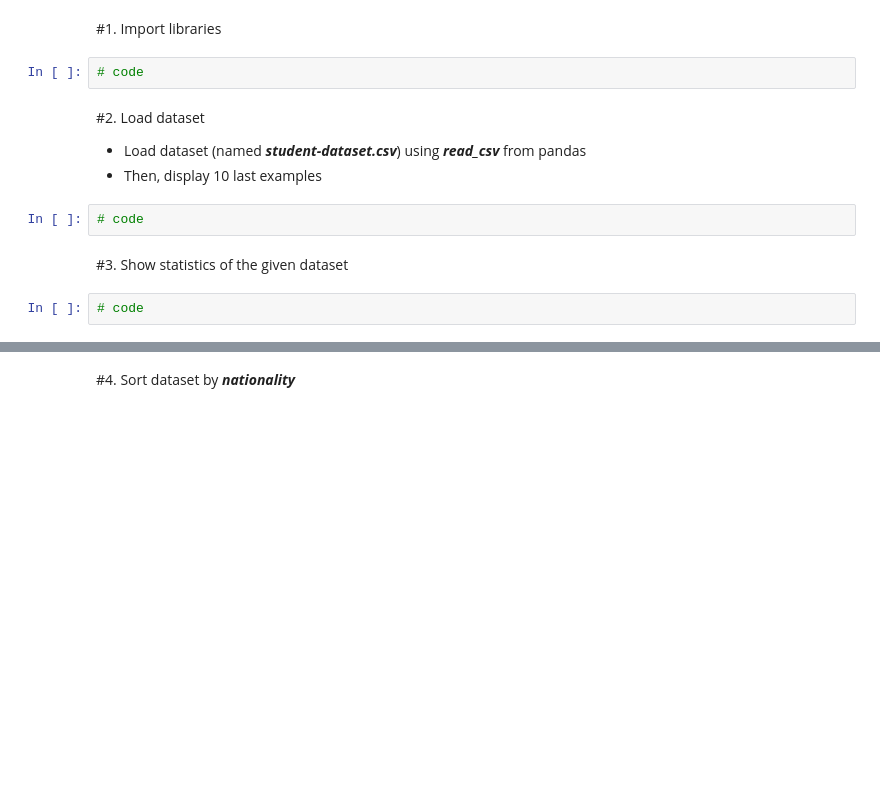
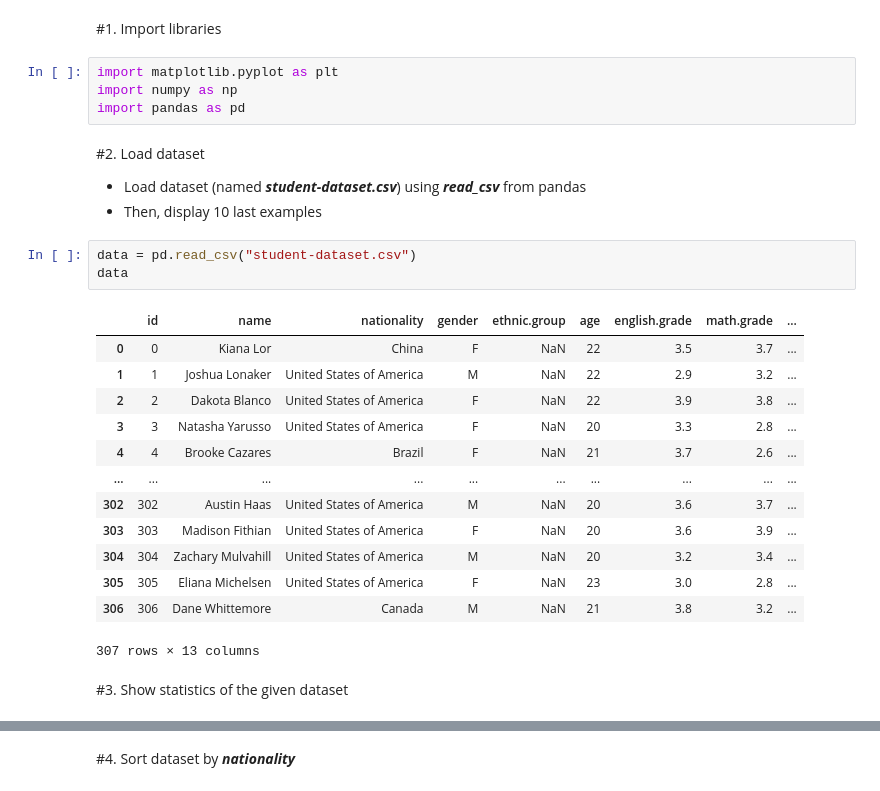
Before and after one commit to minhhuy211/ML_Learning, a Jupyter notebook: Lab_2.ipynb, the cells around one changed output, grey strips where cells are left out. Cells and saved outputs as stored; diff of their text form; blank space fills up the shorter version.

```diff
--- a/Lab_2.ipynb
+++ b/Lab_2.ipynb
@@ -14,15 +17,30 @@ drive.mount('/content/gdrive')
 # %% [markdown]
 #1. Import libraries
-# %%
-# code
+# %%
+import matplotlib.pyplot as plt
+import numpy as np
+import pandas as pd
 # %% [markdown]
 #2. Load dataset
 
 *   Load dataset (named ***student-dataset.csv***) using ***read_csv*** from pandas
 *   Then, display 10 last examples
-# %%
-# code
+# %%
+data = pd.read_csv("student-dataset.csv")
+data
+# %% [output]
+|  | id | name | nationality | gender | ethnic.group | age | english.grade | math.grade | ... |
+| 0 | 0 | Kiana Lor | China | F | NaN | 22 | 3.5 | 3.7 | ... |
+| 1 | 1 | Joshua Lonaker | United States of America | M | NaN | 22 | 2.9 | 3.2 | ... |
+| 2 | 2 | Dakota Blanco | United States of America | F | NaN | 22 | 3.9 | 3.8 | ... |
+| 3 | 3 | Natasha Yarusso | United States of America | F | NaN | 20 | 3.3 | 2.8 | ... |
+| 4 | 4 | Brooke Cazares | Brazil | F | NaN | 21 | 3.7 | 2.6 | ... |
+| ... | ... | ... | ... | ... | ... | ... | ... | ... | ... |
+| 302 | 302 | Austin Haas | United States of America | M | NaN | 20 | 3.6 | 3.7 | ... |
+| 303 | 303 | Madison Fithian | United States of America | F | NaN | 20 | 3.6 | 3.9 | ... |
+| 304 | 304 | Zachary Mulvahill | United States of America | M | NaN | 20 | 3.2 | 3.4 | ... |
+| 305 | 305 | Eliana Michelsen | United States of America | F | NaN | 23 | 3.0 | 2.8 | ... |
+| 306 | 306 | Dane Whittemore | Canada | M | NaN | 21 | 3.8 | 3.2 | ... |
+307 rows × 13 columns
 # %% [markdown]
 #3. Show statistics of the given dataset
-# %%
-# code
```
Also changed, not shown: parts of 13 cells of this notebook.
